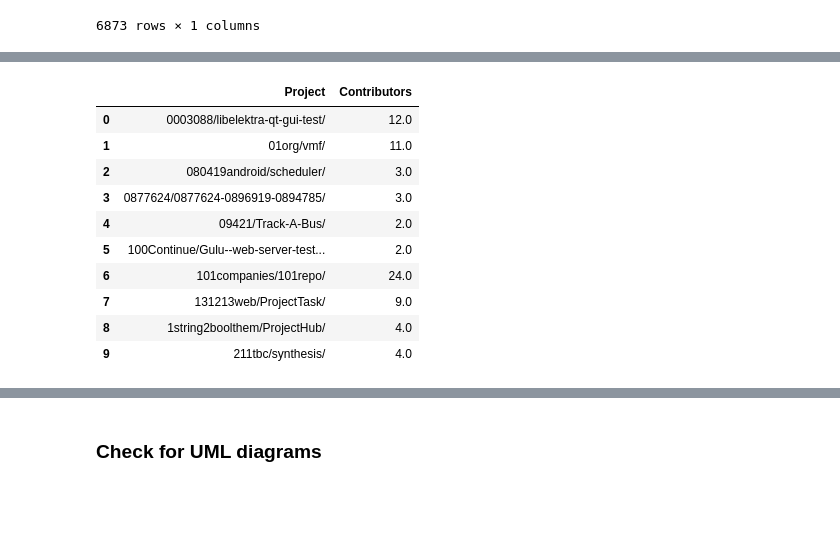
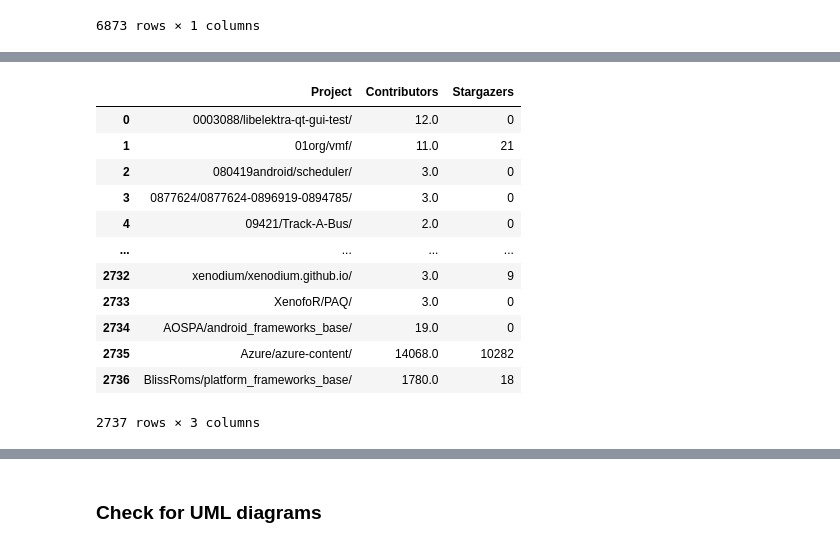
Before and after one commit to zakipauzi/uml_code_traceability, a Jupyter notebook: get_repos.ipynb, the cells around one changed output, grey strips where cells are left out. Cells and saved outputs as stored; diff of their text form; code cells hidden in the pictures; blank space fills up the shorter version.

```diff
--- a/get_repos.ipynb
+++ b/get_repos.ipynb
@@ -153,18 +202,19 @@ def add_contributor_count(df):
 # %%
 import pandas as pd
 
 repo_contrib_df = pd.read_csv('repo_contrib_df.csv')
-repo_contrib_df = repo_contrib_df[:10]
 repo_contrib_df
 # %% [output]
-|  | Project | Contributors |
-| 0 | 0003088/libelektra-qt-gui-test/ | 12.0 |
-| 1 | 01org/vmf/ | 11.0 |
-| 2 | 080419android/scheduler/ | 3.0 |
-| 3 | 0877624/0877624-0896919-0894785/ | 3.0 |
-| 4 | 09421/Track-A-Bus/ | 2.0 |
-| 5 | 100Continue/Gulu--web-server-test... | 2.0 |
-| 6 | 101companies/101repo/ | 24.0 |
-| 7 | 131213web/ProjectTask/ | 9.0 |
-| 8 | 1string2boolthem/ProjectHub/ | 4.0 |
-| 9 | 211tbc/synthesis/ | 4.0 |
+|  | Project | Contributors | Stargazers |
+| 0 | 0003088/libelektra-qt-gui-test/ | 12.0 | 0 |
+| 1 | 01org/vmf/ | 11.0 | 21 |
+| 2 | 080419android/scheduler/ | 3.0 | 0 |
+| 3 | 0877624/0877624-0896919-0894785/ | 3.0 | 0 |
+| 4 | 09421/Track-A-Bus/ | 2.0 | 0 |
+| ... | ... | ... | ... |
+| 2732 | xenodium/xenodium.github.io/ | 3.0 | 9 |
+| 2733 | XenofoR/PAQ/ | 3.0 | 0 |
+| 2734 | AOSPA/android_frameworks_base/ | 19.0 | 0 |
+| 2735 | Azure/azure-content/ | 14068.0 | 10282 |
+| 2736 | BlissRoms/platform_frameworks_base/ | 1780.0 | 18 |
+2737 rows × 3 columns
```
Also changed, not shown: parts of 18 cells of this notebook, 9 other files.
